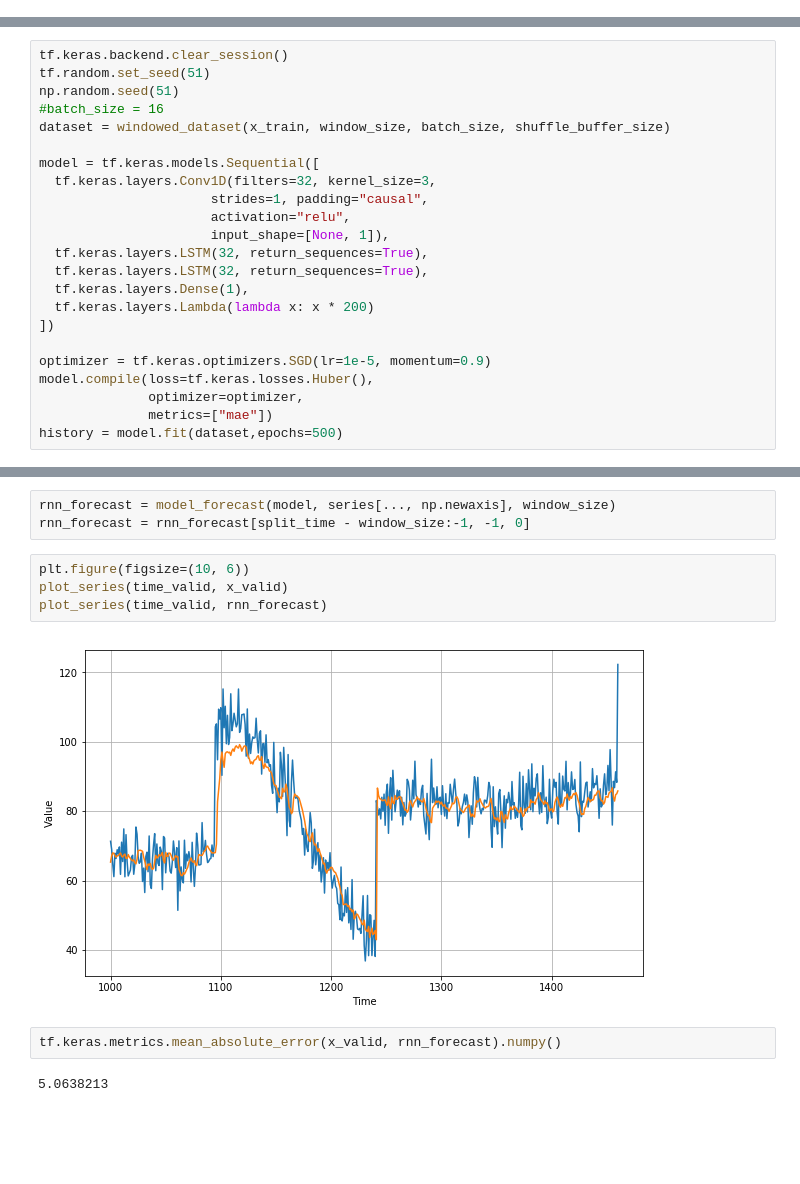
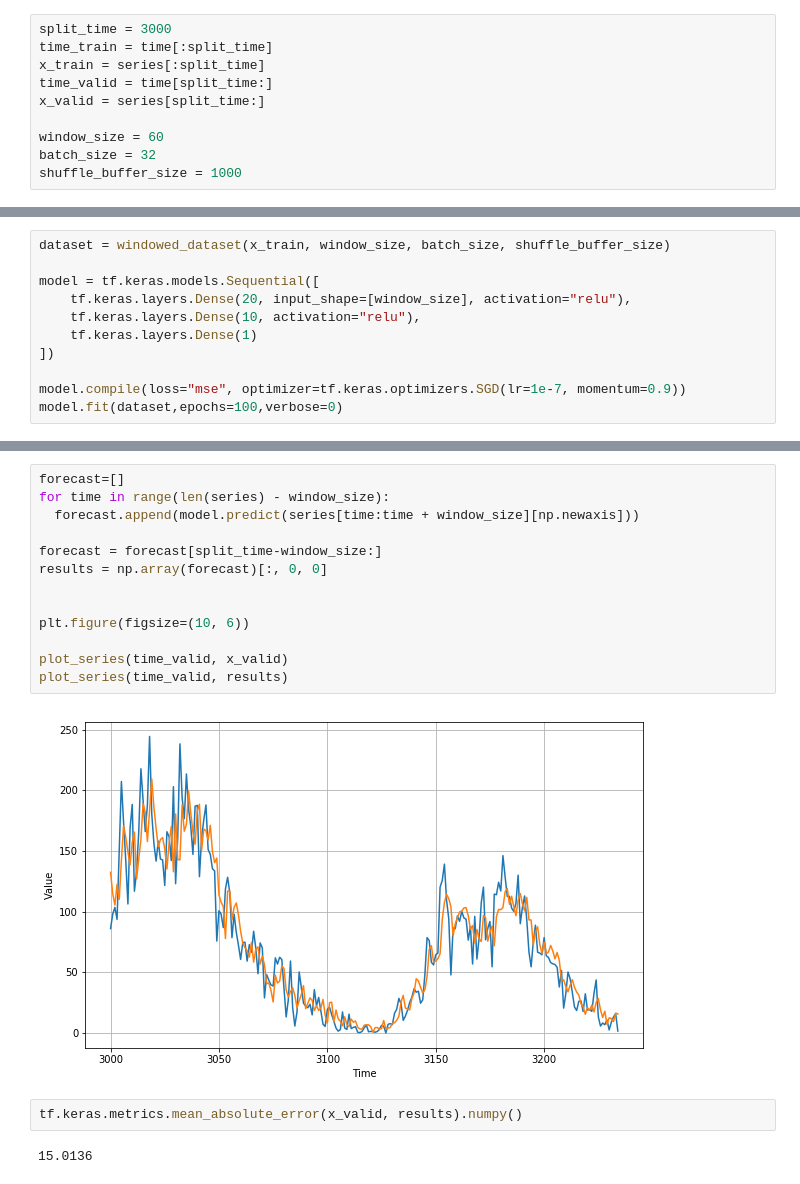
Before and after one commit to rishiganeshv/Timeseries_Sequence_Predictions, a Jupyter notebook: Copy_of_S+P_Week_4_Lesson_1.ipynb, the cells around one changed output, grey strips where cells are left out. Saved outputs shown, nothing was run; the diff lists cells and outputs as text; blank space fills up the shorter version.

```diff
--- a/Copy_of_S+P_Week_4_Lesson_1.ipynb
+++ b/Copy_of_S+P_Week_4_Lesson_1.ipynb
@@ -77,2 +69,12 @@ shuffle_buffer_size = 1000
+# %%
+split_time = 3000
+time_train = time[:split_time]
+x_train = series[:split_time]
+time_valid = time[split_time:]
+x_valid = series[split_time:]
+
+window_size = 60
+batch_size = 32
+shuffle_buffer_size = 1000
 # %%
 def windowed_dataset(series, window_size, batch_size, shuffle_buffer):
@@ -147,24 +87,12 @@ plt.axis([1e-8, 1e-4, 0, 30])
 # %%
-tf.keras.backend.clear_session()
-tf.random.set_seed(51)
-np.random.seed(51)
-#batch_size = 16
 dataset = windowed_dataset(x_train, window_size, batch_size, shuffle_buffer_size)
 
 model = tf.keras.models.Sequential([
-  tf.keras.layers.Conv1D(filters=32, kernel_size=3,
-                      strides=1, padding="causal",
-                      activation="relu",
-                      input_shape=[None, 1]),
-  tf.keras.layers.LSTM(32, return_sequences=True),
-  tf.keras.layers.LSTM(32, return_sequences=True),
-  tf.keras.layers.Dense(1),
-  tf.keras.layers.Lambda(lambda x: x * 200)
+    tf.keras.layers.Dense(20, input_shape=[window_size], activation="relu"),
+    tf.keras.layers.Dense(10, activation="relu"),
+    tf.keras.layers.Dense(1)
 ])
 
-optimizer = tf.keras.optimizers.SGD(lr=1e-5, momentum=0.9)
-model.compile(loss=tf.keras.losses.Huber(),
-              optimizer=optimizer,
-              metrics=["mae"])
-history = model.fit(dataset,epochs=500)
+model.compile(loss="mse", optimizer=tf.keras.optimizers.SGD(lr=1e-7, momentum=0.9))
+model.fit(dataset,epochs=100,verbose=0)
 # %% [output]
@@ -188,13 +100,19 @@ Epoch 500/500
-# %%
-rnn_forecast = model_forecast(model, series[..., np.newaxis], window_size)
-rnn_forecast = rnn_forecast[split_time - window_size:-1, -1, 0]
-# %%
-plt.figure(figsize=(10, 6))
-plot_series(time_valid, x_valid)
-plot_series(time_valid, rnn_forecast)
-# %% [output]
-[figure, removed]
+# %%
+forecast=[]
+for time in range(len(series) - window_size):
+  forecast.append(model.predict(series[time:time + window_size][np.newaxis]))
+
+forecast = forecast[split_time-window_size:]
+results = np.array(forecast)[:, 0, 0]
+
+
+plt.figure(figsize=(10, 6))
+
+plot_series(time_valid, x_valid)
+plot_series(time_valid, results)
+# %% [output]
+[figure, added]
 # %%
-tf.keras.metrics.mean_absolute_error(x_valid, rnn_forecast).numpy()
+tf.keras.metrics.mean_absolute_error(x_valid, results).numpy()
 # %% [output]
-5.0638213
+15.0136
```
Also changed, not shown: parts of 12 cells of this notebook.
